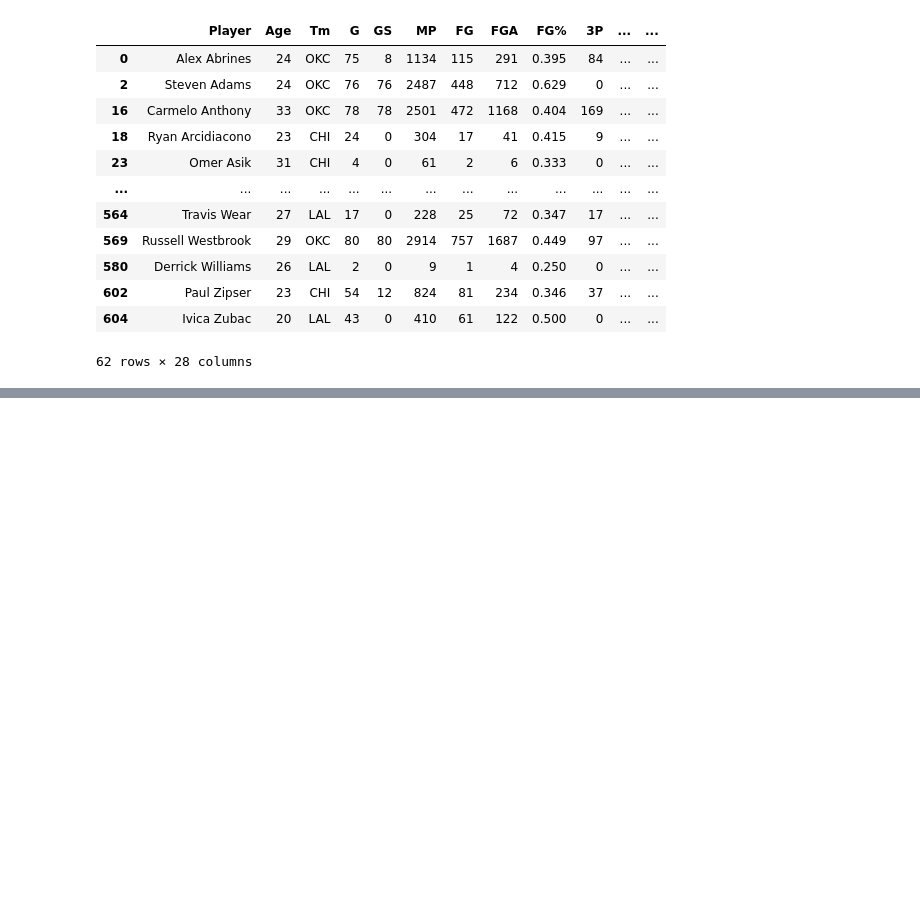
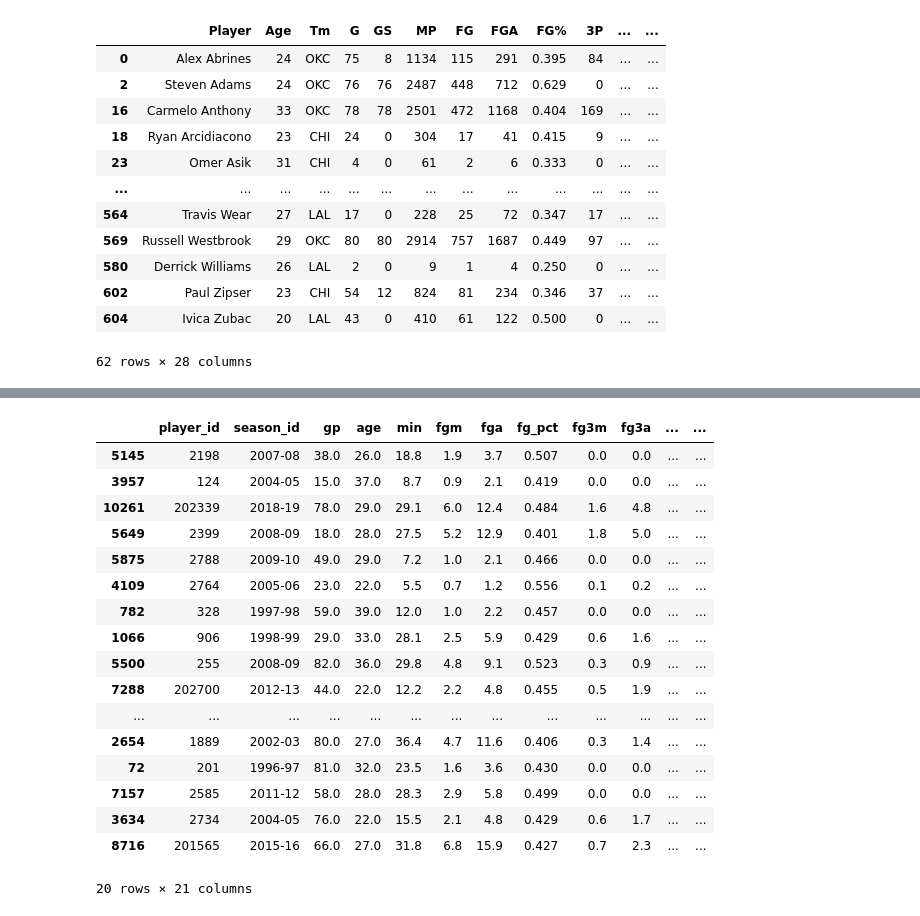
Before and after one commit to flan02/nba-python-pandas, a Jupyter notebook: data/pandas_dataframe.ipynb, the cells around one changed output, grey strips where cells are left out. Drawn from its saved outputs; the diff is of its cells as text; code cells hidden in the pictures; blank space fills up the shorter version.

```diff
--- a/data/pandas_dataframe.ipynb
+++ b/data/pandas_dataframe.ipynb
@@ -1679,0 +1685,2 @@ have_played
+# %%
+df = pd.read_csv('../nba-stats-csv/player_general_traditional_per_game_data.csv')
@@ -1679,0 +1869,3 @@ have_played
+# %%
+df_A = df.sample(10)
+df_B = df.sample(10)
@@ -1679,0 +1902,22 @@ have_played
+# %%
+merge = [df_A, df_B]
+pd.concat(merge)
+# %% [output]
+|  | player_id | season_id | gp | age | min | fgm | fga | fg_pct | fg3m | fg3a | ... | ... |
+| 5145 | 2198 | 2007-08 | 38.0 | 26.0 | 18.8 | 1.9 | 3.7 | 0.507 | 0.0 | 0.0 | ... | ... |
+| 3957 | 124 | 2004-05 | 15.0 | 37.0 | 8.7 | 0.9 | 2.1 | 0.419 | 0.0 | 0.0 | ... | ... |
+| 10261 | 202339 | 2018-19 | 78.0 | 29.0 | 29.1 | 6.0 | 12.4 | 0.484 | 1.6 | 4.8 | ... | ... |
+| 5649 | 2399 | 2008-09 | 18.0 | 28.0 | 27.5 | 5.2 | 12.9 | 0.401 | 1.8 | 5.0 | ... | ... |
+| 5875 | 2788 | 2009-10 | 49.0 | 29.0 | 7.2 | 1.0 | 2.1 | 0.466 | 0.0 | 0.0 | ... | ... |
+| 4109 | 2764 | 2005-06 | 23.0 | 22.0 | 5.5 | 0.7 | 1.2 | 0.556 | 0.1 | 0.2 | ... | ... |
+| 782 | 328 | 1997-98 | 59.0 | 39.0 | 12.0 | 1.0 | 2.2 | 0.457 | 0.0 | 0.0 | ... | ... |
+| 1066 | 906 | 1998-99 | 29.0 | 33.0 | 28.1 | 2.5 | 5.9 | 0.429 | 0.6 | 1.6 | ... | ... |
+| 5500 | 255 | 2008-09 | 82.0 | 36.0 | 29.8 | 4.8 | 9.1 | 0.523 | 0.3 | 0.9 | ... | ... |
+| 7288 | 202700 | 2012-13 | 44.0 | 22.0 | 12.2 | 2.2 | 4.8 | 0.455 | 0.5 | 1.9 | ... | ... |
+| ... | ... | ... | ... | ... | ... | ... | ... | ... | ... | ... | ... | ... |
+| 2654 | 1889 | 2002-03 | 80.0 | 27.0 | 36.4 | 4.7 | 11.6 | 0.406 | 0.3 | 1.4 | ... | ... |
+| 72 | 201 | 1996-97 | 81.0 | 32.0 | 23.5 | 1.6 | 3.6 | 0.430 | 0.0 | 0.0 | ... | ... |
+| 7157 | 2585 | 2011-12 | 58.0 | 28.0 | 28.3 | 2.9 | 5.8 | 0.499 | 0.0 | 0.0 | ... | ... |
+| 3634 | 2734 | 2004-05 | 76.0 | 22.0 | 15.5 | 2.1 | 4.8 | 0.429 | 0.6 | 1.7 | ... | ... |
+| 8716 | 201565 | 2015-16 | 66.0 | 27.0 | 31.8 | 6.8 | 15.9 | 0.427 | 0.7 | 2.3 | ... | ... |
+20 rows × 21 columns
```
Also changed, not shown: parts of 45 cells of this notebook, 1 other file.
